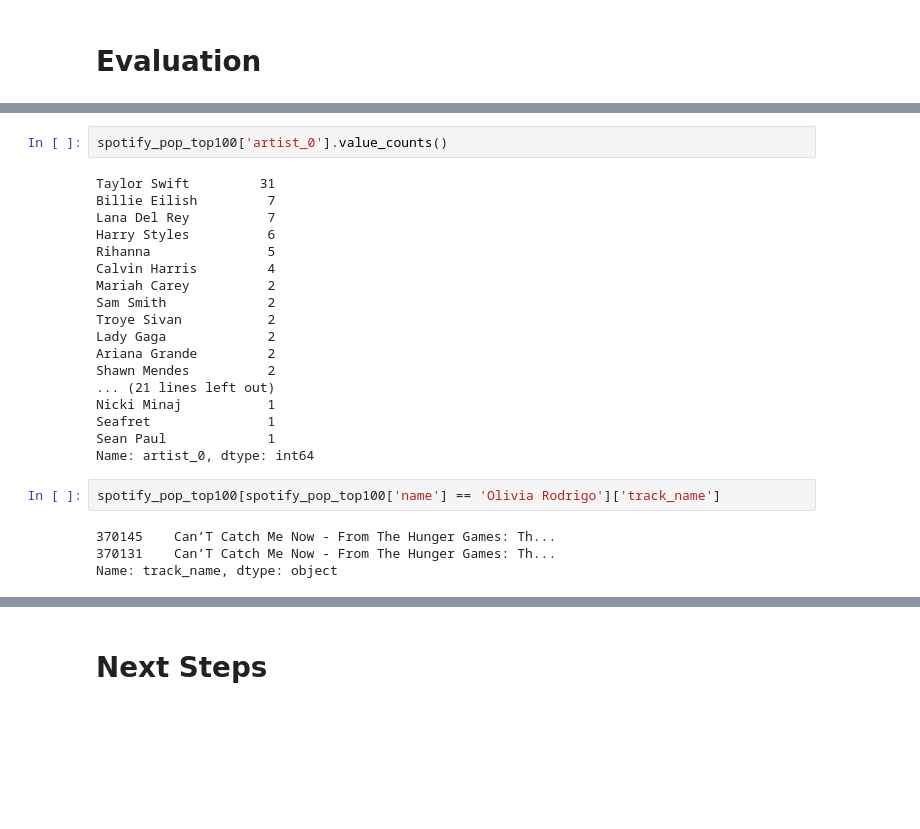
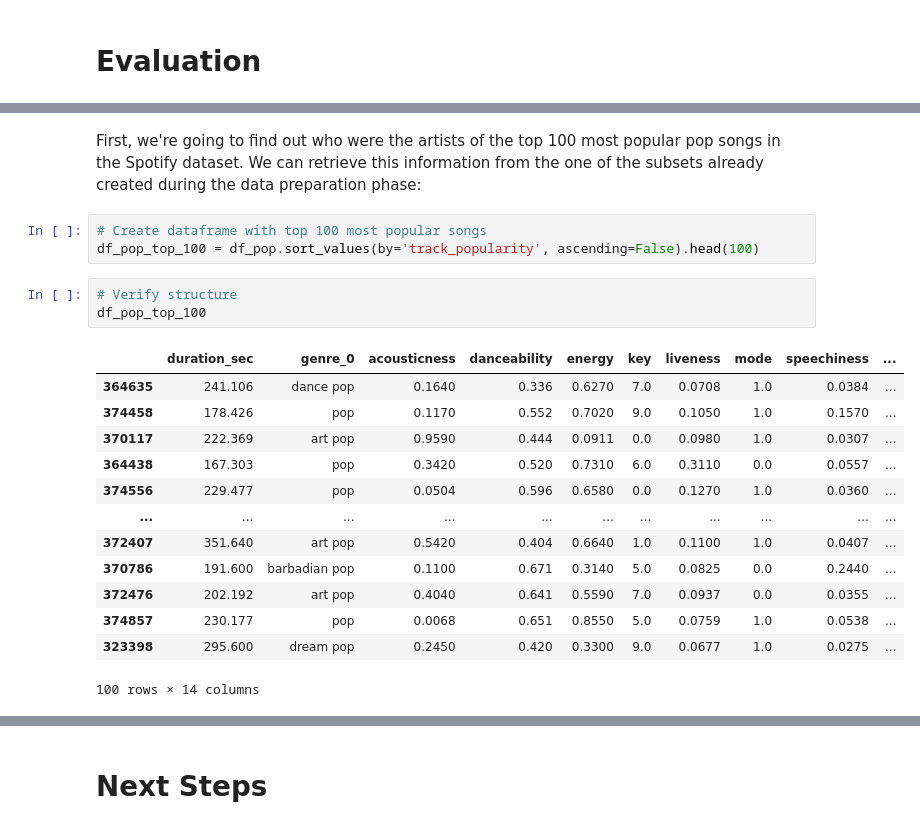
Before and after one commit to marcoantoniogodoy/ucberkeley-mlai-capstone-project, a Jupyter notebook: CapstoneProject_24.1.ipynb, the cells around one changed output, grey strips where cells are left out. Drawn from its saved outputs; the diff is of its cells as text; blank space fills up the shorter version.

```diff
--- a/CapstoneProject_24.1.ipynb
+++ b/CapstoneProject_24.1.ipynb
@@ -2027,26 +1974,22 @@ spotify_pop_top100[[
-# %%
-spotify_pop_top100['artist_0'].value_counts()
-# %% [output]
-Taylor Swift         31
-Billie Eilish         7
-Lana Del Rey          7
-Harry Styles          6
-Rihanna               5
-Calvin Harris         4
-Mariah Carey          2
-Sam Smith             2
-Troye Sivan           2
-Lady Gaga             2
-Ariana Grande         2
-Shawn Mendes          2
-... (21 lines left out)
-Nicki Minaj           1
-Seafret               1
-Sean Paul             1
-Name: artist_0, dtype: int64
-# %%
-spotify_pop_top100[spotify_pop_top100['name'] == 'Olivia Rodrigo']['track_name']
-# %% [output]
-370145    Can’T Catch Me Now - From The Hunger Games: Th...
-370131    Can’T Catch Me Now - From The Hunger Games: Th...
-Name: track_name, dtype: object
+# %% [markdown]
+First, we're going to find out who were the artists of the top 100 most popular pop songs in the Spotify dataset. We can retrieve this information from the one of the subsets already created during the data preparation phase:
+# %%
+# Create dataframe with top 100 most popular songs
+df_pop_top_100 = df_pop.sort_values(by='track_popularity', ascending=False).head(100)
+# %%
+# Verify structure
+df_pop_top_100
+# %% [output]
+|  | duration_sec | genre_0 | acousticness | danceability | energy | key | liveness | mode | speechiness | ... |
+| 364635 | 241.106 | dance pop | 0.1640 | 0.336 | 0.6270 | 7.0 | 0.0708 | 1.0 | 0.0384 | ... |
+| 374458 | 178.426 | pop | 0.1170 | 0.552 | 0.7020 | 9.0 | 0.1050 | 1.0 | 0.1570 | ... |
+| 370117 | 222.369 | art pop | 0.9590 | 0.444 | 0.0911 | 0.0 | 0.0980 | 1.0 | 0.0307 | ... |
+| 364438 | 167.303 | pop | 0.3420 | 0.520 | 0.7310 | 6.0 | 0.3110 | 0.0 | 0.0557 | ... |
+| 374556 | 229.477 | pop | 0.0504 | 0.596 | 0.6580 | 0.0 | 0.1270 | 1.0 | 0.0360 | ... |
+| ... | ... | ... | ... | ... | ... | ... | ... | ... | ... | ... |
+| 372407 | 351.640 | art pop | 0.5420 | 0.404 | 0.6640 | 1.0 | 0.1100 | 1.0 | 0.0407 | ... |
+| 370786 | 191.600 | barbadian pop | 0.1100 | 0.671 | 0.3140 | 5.0 | 0.0825 | 0.0 | 0.2440 | ... |
+| 372476 | 202.192 | art pop | 0.4040 | 0.641 | 0.5590 | 7.0 | 0.0937 | 0.0 | 0.0355 | ... |
+| 374857 | 230.177 | pop | 0.0068 | 0.651 | 0.8550 | 5.0 | 0.0759 | 1.0 | 0.0538 | ... |
+| 323398 | 295.600 | dream pop | 0.2450 | 0.420 | 0.3300 | 9.0 | 0.0677 | 1.0 | 0.0275 | ... |
+100 rows × 14 columns
```
Also changed, not shown: parts of 104 cells of this notebook, 3 other files.
